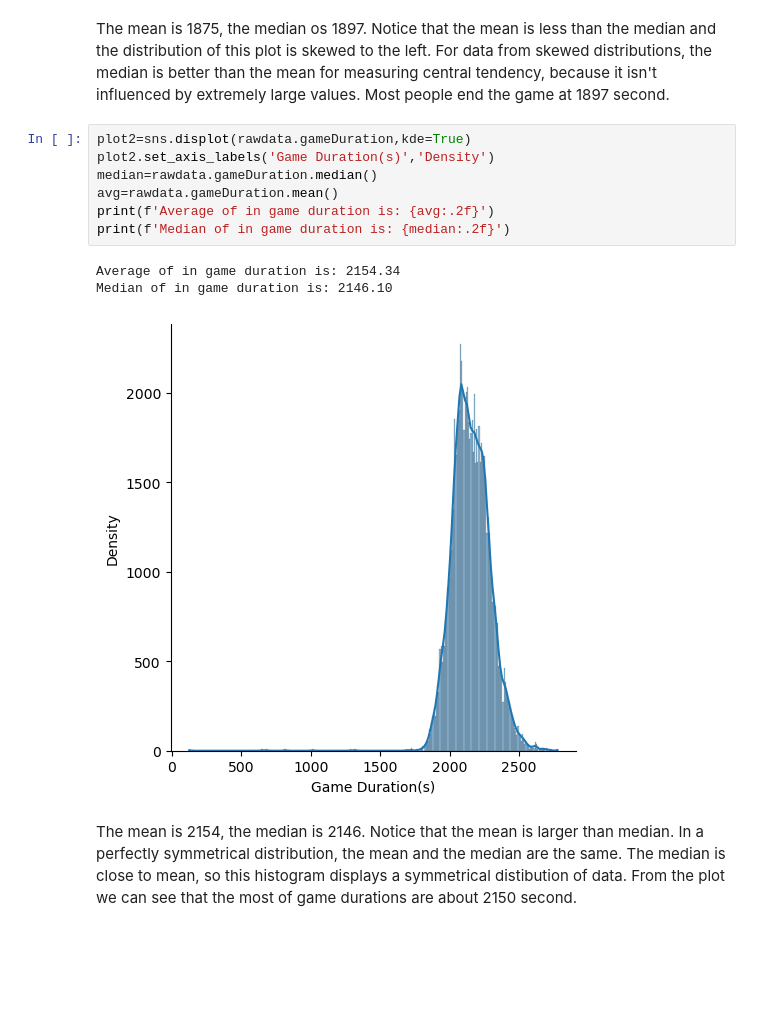
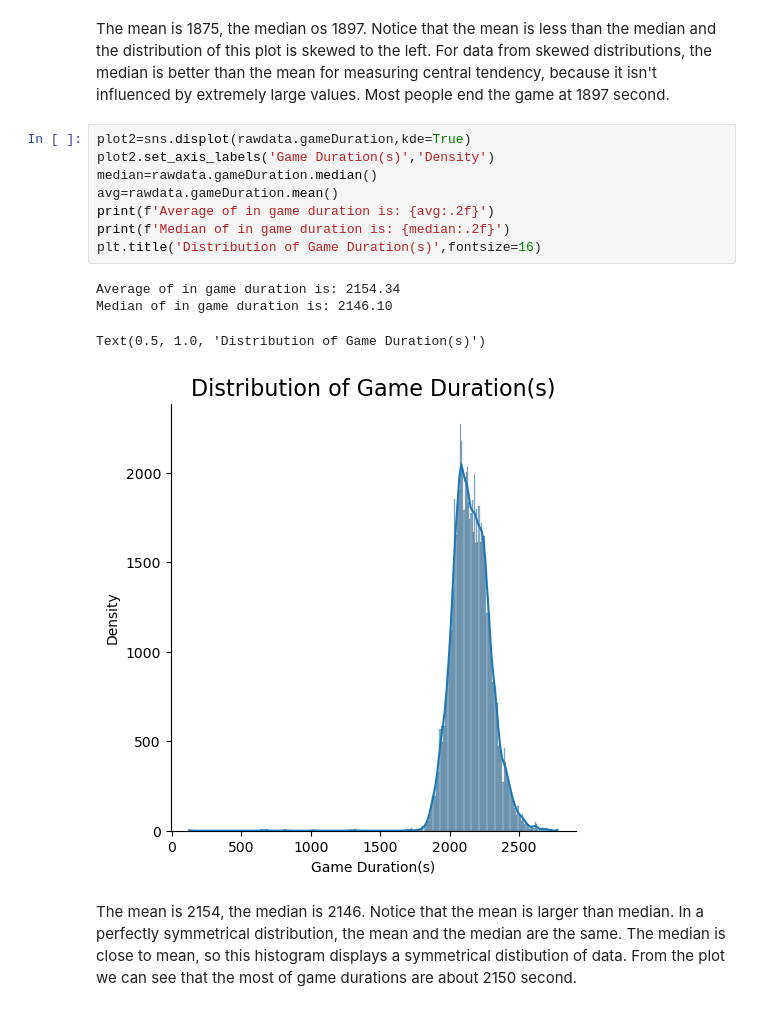
Before and after one commit to ubco-W2022T1-cosc301/project-group32, a Jupyter notebook: notebooks/analysis2.ipynb, the cells around one changed output. Drawn from its saved outputs; the diff is of its cells as text; blank space fills up the shorter version.

```diff
--- a/notebooks/analysis2.ipynb
+++ b/notebooks/analysis2.ipynb
@@ -64,14 +66,16 @@ The mean is 1875, the median os 1897. Notice that the mean is less than the medi
 # %%
 plot2=sns.displot(rawdata.gameDuration,kde=True)
 plot2.set_axis_labels('Game Duration(s)','Density')
 median=rawdata.gameDuration.median()
 avg=rawdata.gameDuration.mean()
 print(f'Average of in game duration is: {avg:.2f}')
 print(f'Median of in game duration is: {median:.2f}')
+plt.title('Distribution of Game Duration(s)',fontsize=16)
 # %% [output]
 Average of in game duration is: 2154.34
 Median of in game duration is: 2146.10
+Text(0.5, 1.0, 'Distribution of Game Duration(s)')
-[figure, old version]
+[figure, new version]
 # %% [markdown]
 The mean is 2154, the median is 2146. Notice that the mean is larger than median. In a perfectly symmetrical distribution, the mean and the median are the same. The median is close to mean, so this histogram displays a symmetrical distibution of data. From the plot we can see that the most of game durations are about 2150 second.
 # %%
```
Also changed, not shown: parts of 11 cells of this notebook.
